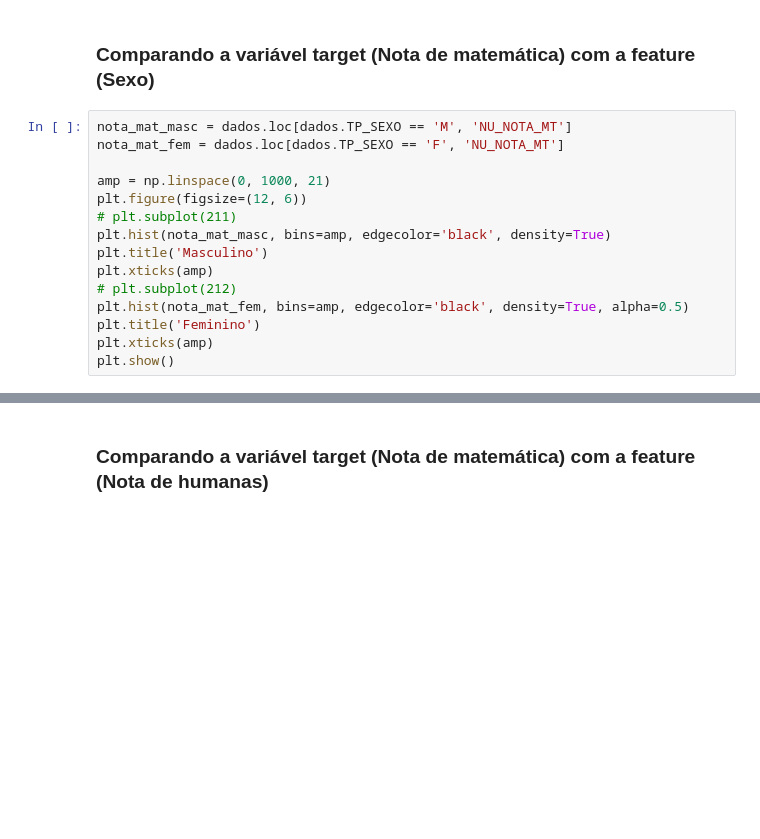
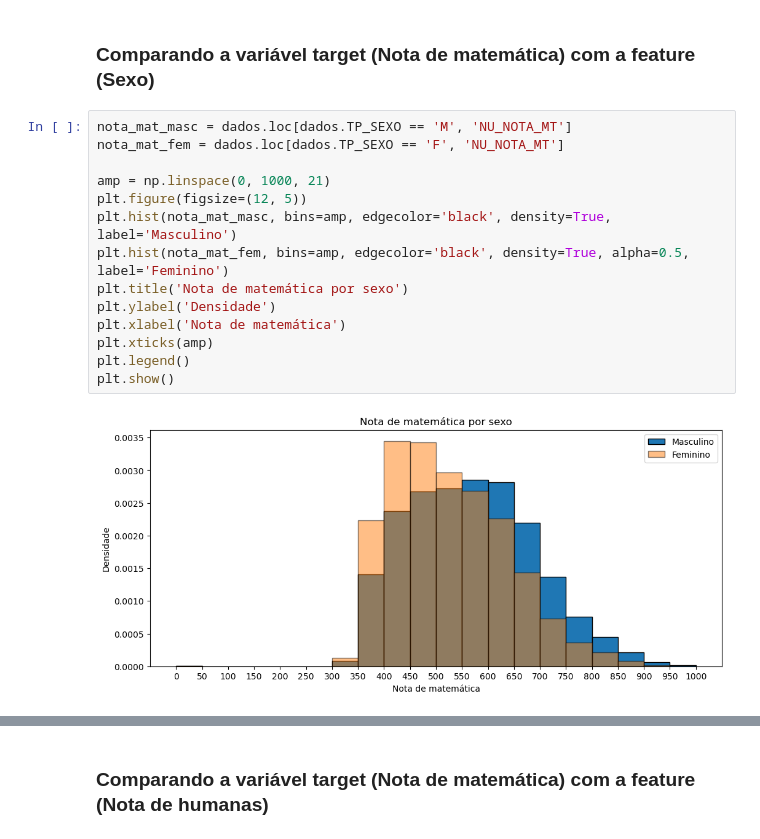
Before and after one commit to Phvr06/Proj2-Cdados, a Jupyter notebook: main.ipynb, the cells around one changed output, grey strips where cells are left out. Cells and saved outputs as stored; diff of their text form; blank space fills up the shorter version.

```diff
--- a/main.ipynb
+++ b/main.ipynb
@@ -48,17 +49,18 @@ dados['IN_TREINEIRO'] = treineiro
 # %%
 nota_mat_masc = dados.loc[dados.TP_SEXO == 'M', 'NU_NOTA_MT']
 nota_mat_fem = dados.loc[dados.TP_SEXO == 'F', 'NU_NOTA_MT']
 
 amp = np.linspace(0, 1000, 21)
-plt.figure(figsize=(12, 6))
-# plt.subplot(211)
-plt.hist(nota_mat_masc, bins=amp, edgecolor='black', density=True)
-plt.title('Masculino')
+plt.figure(figsize=(12, 5))
+plt.hist(nota_mat_masc, bins=amp, edgecolor='black', density=True, label='Masculino')
+plt.hist(nota_mat_fem, bins=amp, edgecolor='black', density=True, alpha=0.5, label='Feminino')
+plt.title('Nota de matemática por sexo')
+plt.ylabel('Densidade')
+plt.xlabel('Nota de matemática')
 plt.xticks(amp)
-# plt.subplot(212)
-plt.hist(nota_mat_fem, bins=amp, edgecolor='black', density=True, alpha=0.5)
-plt.title('Feminino')
-plt.xticks(amp)
+plt.legend()
 plt.show()
+# %% [output]
+[figure, added]
 # %%
 dados.groupby('TP_SEXO').describe()['NU_NOTA_MT'].T.apply(lambda x: x.round(2))
```
Also changed, not shown: parts of 10 cells of this notebook.
